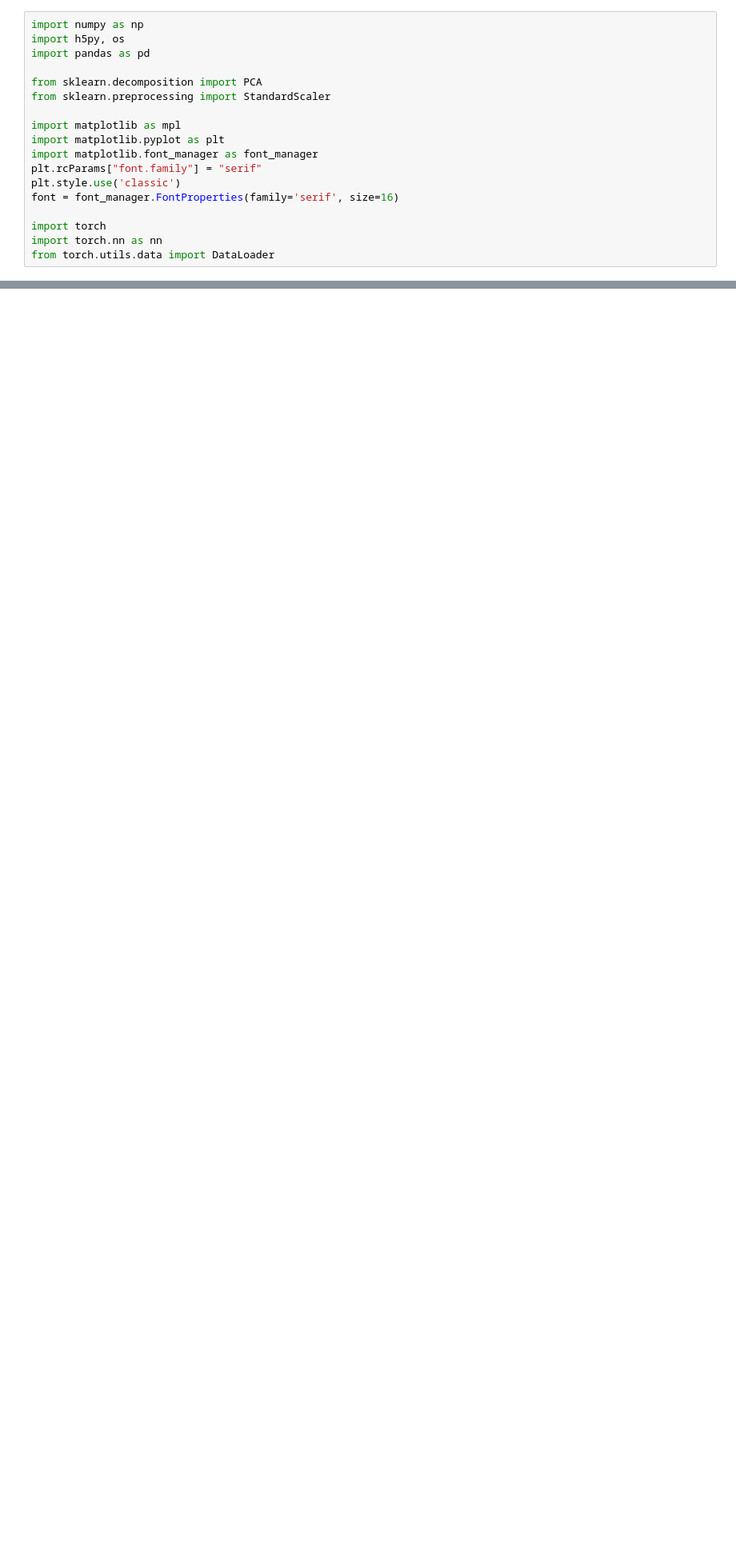
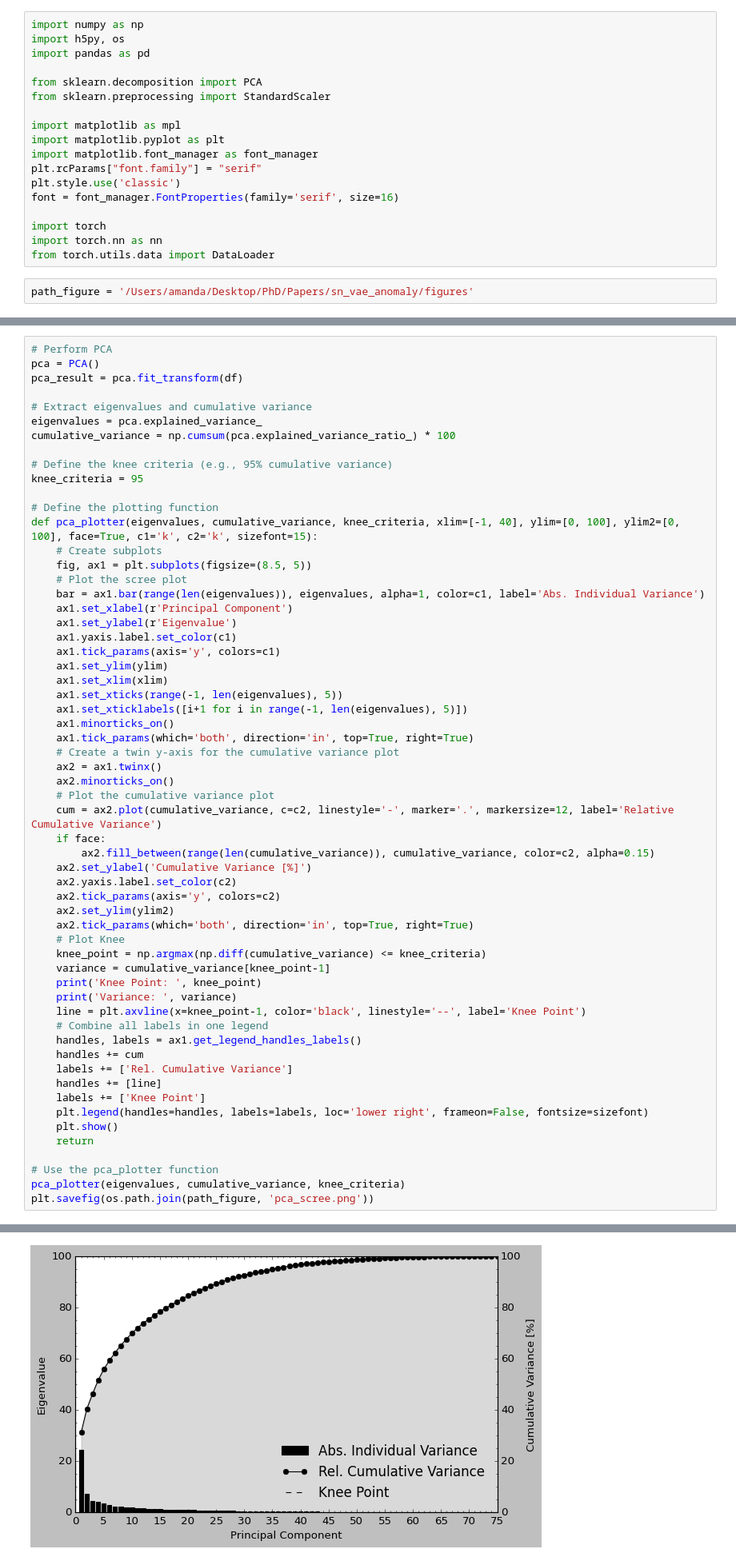
Before and after one commit to AmandaWasserman/sn_vae_anomaly, a Jupyter notebook: VAE.ipynb, the cells around one changed output, grey strips where cells are left out. Shown at 80% size. Saved outputs shown, nothing was run; the diff lists cells and outputs as text; blank space fills up the shorter version.

```diff
--- a/VAE.ipynb
+++ b/VAE.ipynb
@@ -16,6 +16,8 @@ font = font_manager.FontProperties(family='serif', size=16)
 import torch
 import torch.nn as nn
 from torch.utils.data import DataLoader
+# %%
+path_figure = '/Users/amanda/Desktop/PhD/Papers/sn_vae_anomaly/figures'
 # %%
 def load_and_standardize_data(file, expected_columns=78):
     """
@@ -110,0 +179,60 @@ df.describe()
+# %%
+# Perform PCA
+pca = PCA()
+pca_result = pca.fit_transform(df)
+
+# Extract eigenvalues and cumulative variance
+eigenvalues = pca.explained_variance_
+cumulative_variance = np.cumsum(pca.explained_variance_ratio_) * 100
+
+# Define the knee criteria (e.g., 95% cumulative variance)
+knee_criteria = 95
+
+# Define the plotting function
+def pca_plotter(eigenvalues, cumulative_variance, knee_criteria, xlim=[-1, 40], ylim=[0, 100], ylim2=[0, 100], face=True, c1='k', c2='k', sizefont=15):
+    # Create subplots
+    fig, ax1 = plt.subplots(figsize=(8.5, 5))
+    # Plot the scree plot
+    bar = ax1.bar(range(len(eigenvalues)), eigenvalues, alpha=1, color=c1, label='Abs. Individual Variance')
+    ax1.set_xlabel(r'Principal Component')
+    ax1.set_ylabel(r'Eigenvalue')
+    ax1.yaxis.label.set_color(c1)
+    ax1.tick_params(axis='y', colors=c1)
+    ax1.set_ylim(ylim)
+    ax1.set_xlim(xlim)
+    ax1.set_xticks(range(-1, len(eigenvalues), 5))
+    ax1.set_xticklabels([i+1 for i in range(-1, len(eigenvalues), 5)])
+    ax1.minorticks_on()
+    ax1.tick_params(which='both', direction='in', top=True, right=True)
+    # Create a twin y-axis for the cumulative variance plot
+    ax2 = ax1.twinx()
+    ax2.minorticks_on()
+    # Plot the cumulative variance plot
+    cum = ax2.plot(cumulative_variance, c=c2, linestyle='-', marker='.', markersize=12, label='Relative Cumulative Variance')
+    if face:
+        ax2.fill_between(range(len(cumulative_variance)), cumulative_variance, color=c2, alpha=0.15)
+    ax2.set_ylabel('Cumulative Variance [%]')
+    ax2.yaxis.label.set_color(c2)
+    ax2.tick_params(axis='y', colors=c2)
+    ax2.set_ylim(ylim2)
+    ax2.tick_params(which='both', direction='in', top=True, right=True)
+    # Plot Knee
+    knee_point = np.argmax(np.diff(cumulative_variance) <= knee_criteria)
+    variance = cumulative_variance[knee_point-1]
+    print('Knee Point: ', knee_point)
+    print('Variance: ', variance)
+    line = plt.axvline(x=knee_point-1, color='black', linestyle='--', label='Knee Point')
+    # Combine all labels in one legend
+    handles, labels = ax1.get_legend_handles_labels()
+    handles += cum
+    labels += ['Rel. Cumulative Variance']
+    handles += [line]
+    labels += ['Knee Point']
+    plt.legend(handles=handles, labels=labels, loc='lower right', frameon=False, fontsize=sizefont)
+    plt.show()
+    return
+
+# Use the pca_plotter function
+pca_plotter(eigenvalues, cumulative_variance, knee_criteria)
+plt.savefig(os.path.join(path_figure, 'pca_scree.png'))
+# %% [output]
@@ -110,0 +241 @@ df.describe()
+[figure, added]
```
Also changed, not shown: parts of 20 cells of this notebook.
